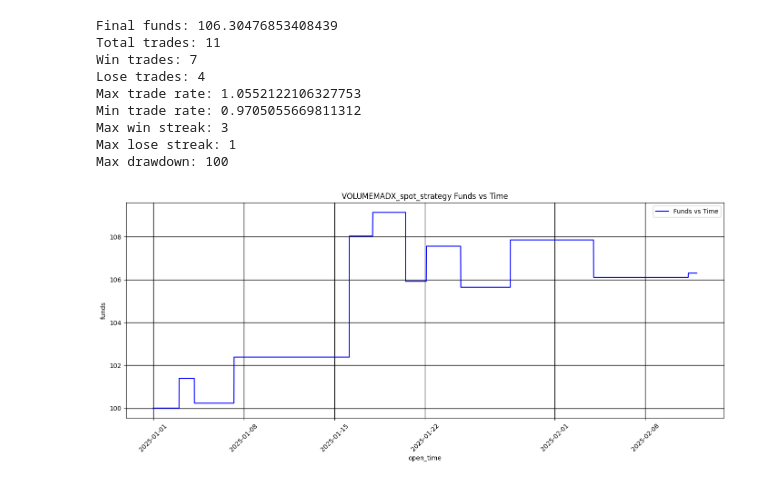
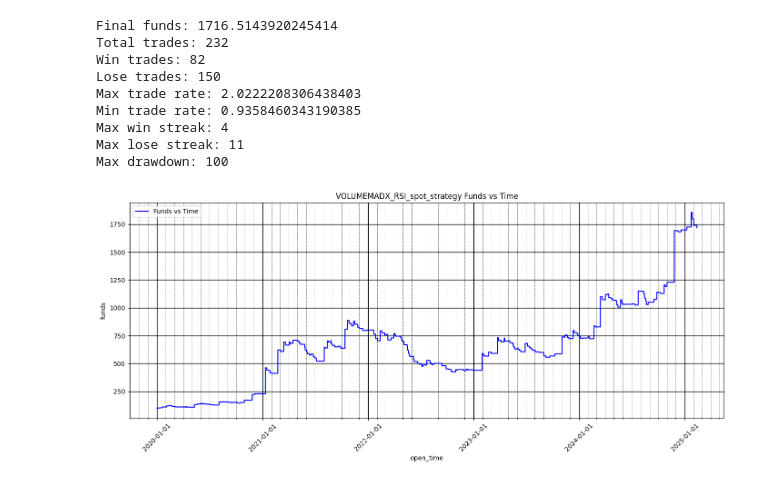
Before and after one commit to Pliperkiller/PhyNancy, a Jupyter notebook: data_analisys/da_param_optimization.ipynb, the cells around one changed output. Drawn from its saved outputs; the diff is of its cells as text; code cells hidden in the pictures.

```diff
--- a/data_analisys/da_param_optimization.ipynb
+++ b/data_analisys/da_param_optimization.ipynb
@@ -27,11 +27,12 @@ from controllers import *
 # READ DF
 data_path = os.path.abspath("../data")
 sys.path.append(data_path)
-file_name = 'BTCUSDT_futures_15m_2025-01-01_2025-03-02.csv'
+file_name = 'ETHUSDT_futures_30m_2020-01-01_2025-03-02.csv'
 data_filepath = os.path.join(data_path, file_name)
 df = pd.read_csv(data_filepath)
 df = format_df(df)
 df = df.reset_index(drop=True)
+strategy = VOLUMEMADX_RSI_spot_strategy
 # %%
 # Genetic optimization
 # Input values
@@ -40,7 +41,10 @@ slow_EMA_range = range(15, 51, 1)
 long_EMA_range = range(51, 251, 1)
 ADX_thresh_range = range(15, 31, 1)
 ADX_period_range = range(5, 26, 1)
-vol_sma_period_range = range(3, 26, 1)
+vol_sma_period_range = range(2, 26, 1)
+RSI_period_range = range(5, 26, 1)
+RSI_overbought_range = range(65, 101, 1)
+RSI_oversold_range = range(0, 36, 1)
 
 key_range = {
     'fast_EMA': fast_EMA_range,
@@ -48,13 +52,16 @@ key_range = {
     'long_EMA': long_EMA_range,
     'ADX_thresh': ADX_thresh_range,
     'ADX_period': ADX_period_range,
-    'vol_sma_period': vol_sma_period_range
+    'vol_sma_period': vol_sma_period_range,
+    'RSI_period': RSI_period_range,
+    'RSI_overbought': RSI_overbought_range,
+    'RSI_oversold': RSI_oversold_range
 }
 
 def fitness_function(population):
     fitness_values = []
     for individual in population:
-        result = true_backtest(df, VOLUMEMADX_spot_strategy, trade_comission=0.001,**individual)
+        result = true_backtest(df, strategy, trade_comission=0.001,**individual)
         fitness_values.append(result)
     return fitness_values
 
@@ -70,7 +77,7 @@ optimizer = GeneticOptimizer(
 
 best_params, best_fitness, fitness_history, diversity_history = optimizer.optimize(
     fitness_function=lambda pop: fitness_function(pop),
-    n_generations=200,
+    n_generations=100,
     min_diversity=0.3
 )
 
@@ -95,14 +91,14 @@ Best parameters: {'fast_EMA': 9, 'slow_EMA': 17, 'long_EMA': np.int64(56), 'ADX_
 # %%
 values = best_params
-detailed_backtest(df, VOLUMEMADX_spot_strategy, **values)
+detailed_true_backtest(df, strategy, **values)
 # %% [output]
-Final funds: 106.30476853408439
-Total trades: 11
-Win trades: 7
-Lose trades: 4
-Max trade rate: 1.0552122106327753
-Min trade rate: 0.9705055669811312
-Max win streak: 3
-Max lose streak: 1
+Final funds: 1716.5143920245414
+Total trades: 232
+Win trades: 82
+Lose trades: 150
+Max trade rate: 2.0222208306438403
+Min trade rate: 0.9358460343190385
+Max win streak: 4
+Max lose streak: 11
 Max drawdown: 100
-[figure, old version]
+[figure, new version]
```
Also changed, not shown: parts of 6 cells of this notebook, 2 other files.
